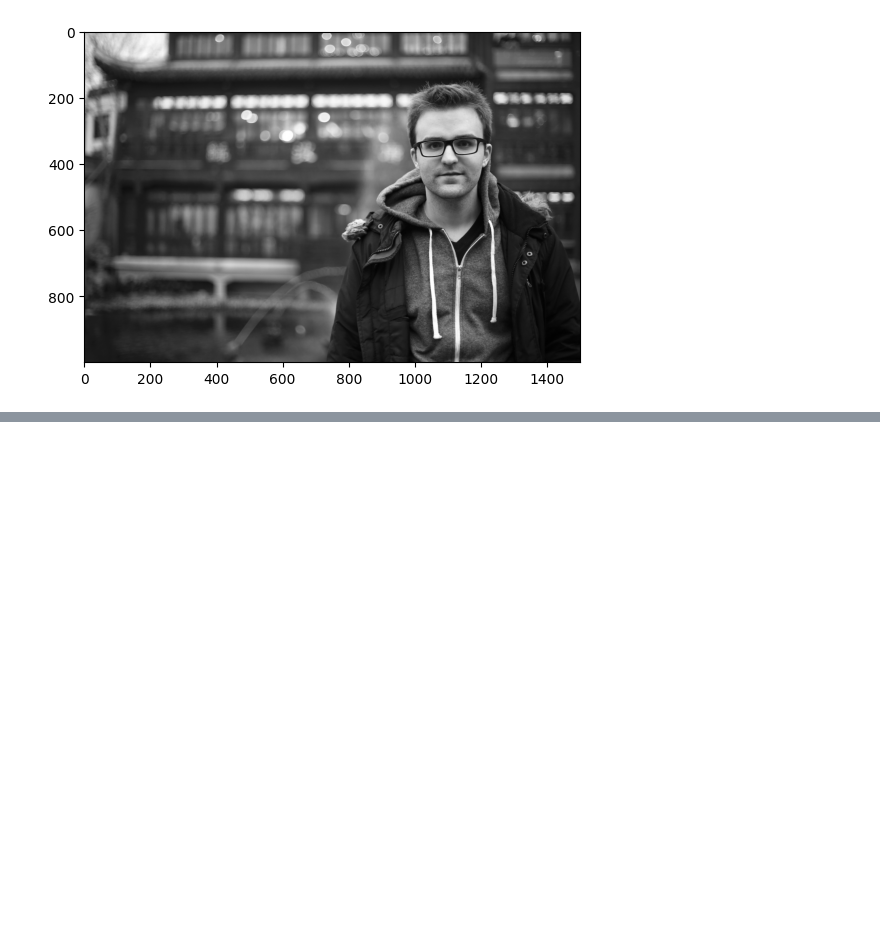
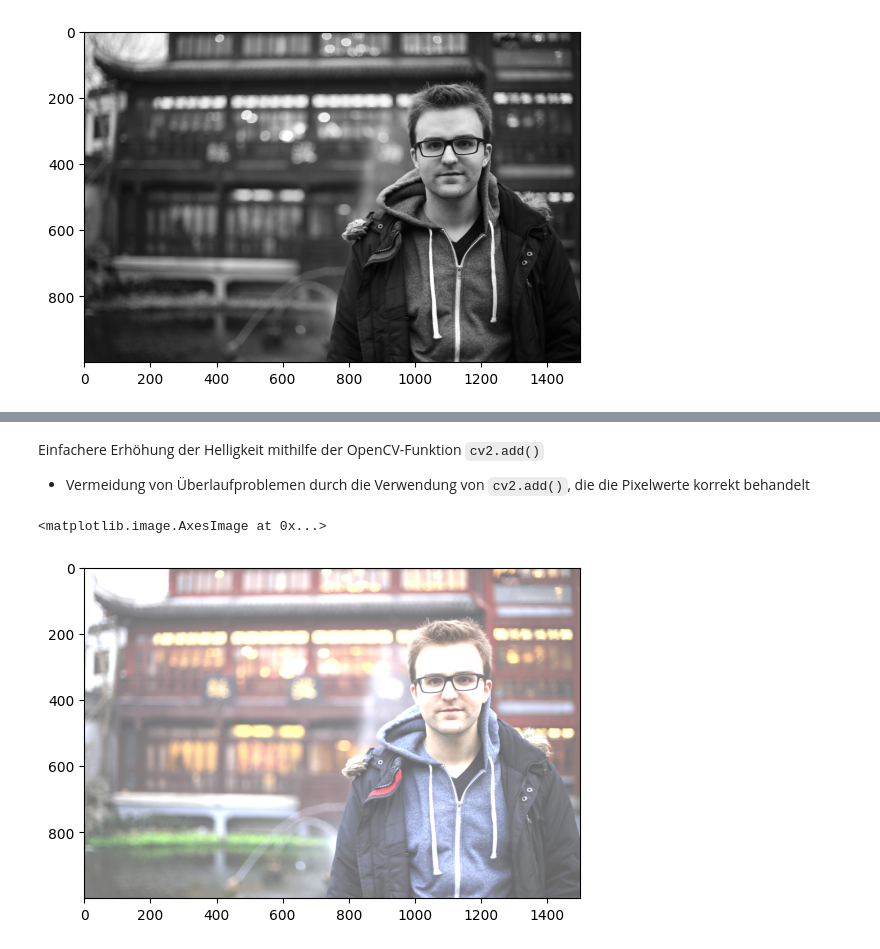
Before and after one commit to awweber/OpenCV, a Jupyter notebook: tutorial.ipynb, the cells around one changed output, grey strips where cells are left out. Cells and saved outputs as stored; diff of their text form; code cells hidden in the pictures; blank space fills up the shorter version.

```diff
--- a/tutorial.ipynb
+++ b/tutorial.ipynb
@@ -41,0 +53,9 @@ plt.show()
+# %% [markdown]
+Einfachere Erhöhung der Helligkeit mithilfe der OpenCV-Funktion `cv2.add()`
+- Vermeidung von Überlaufproblemen durch die Verwendung von `cv2.add()`, die die Pixelwerte korrekt behandelt
+# %%
+bright_image = cv2.add(image, 100)
+plt.imshow(bright_image)
+# %% [output]
+<matplotlib.image.AxesImage at 0x...>
+[figure, added]
```
Also changed, not shown: parts of 7 cells of this notebook.
